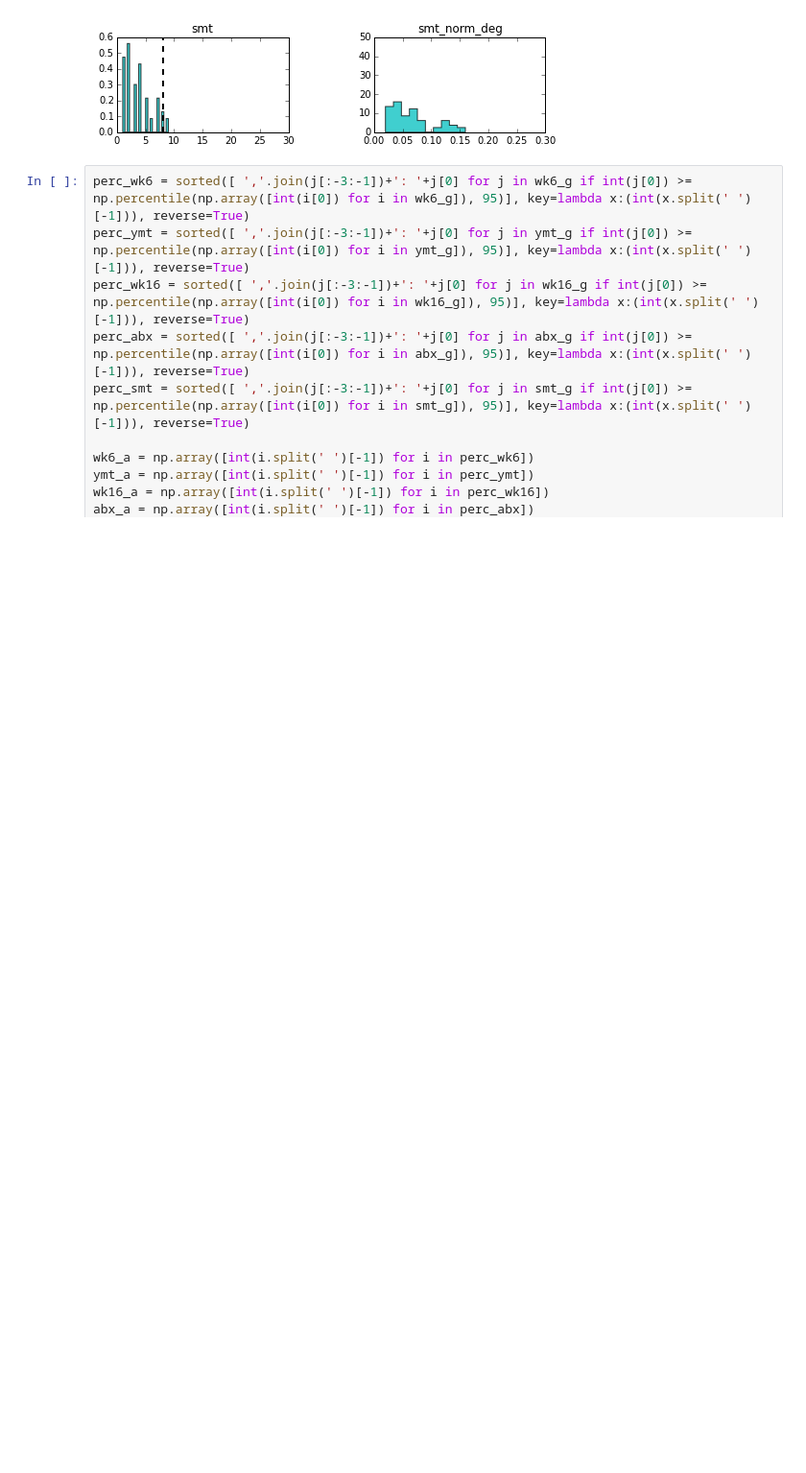
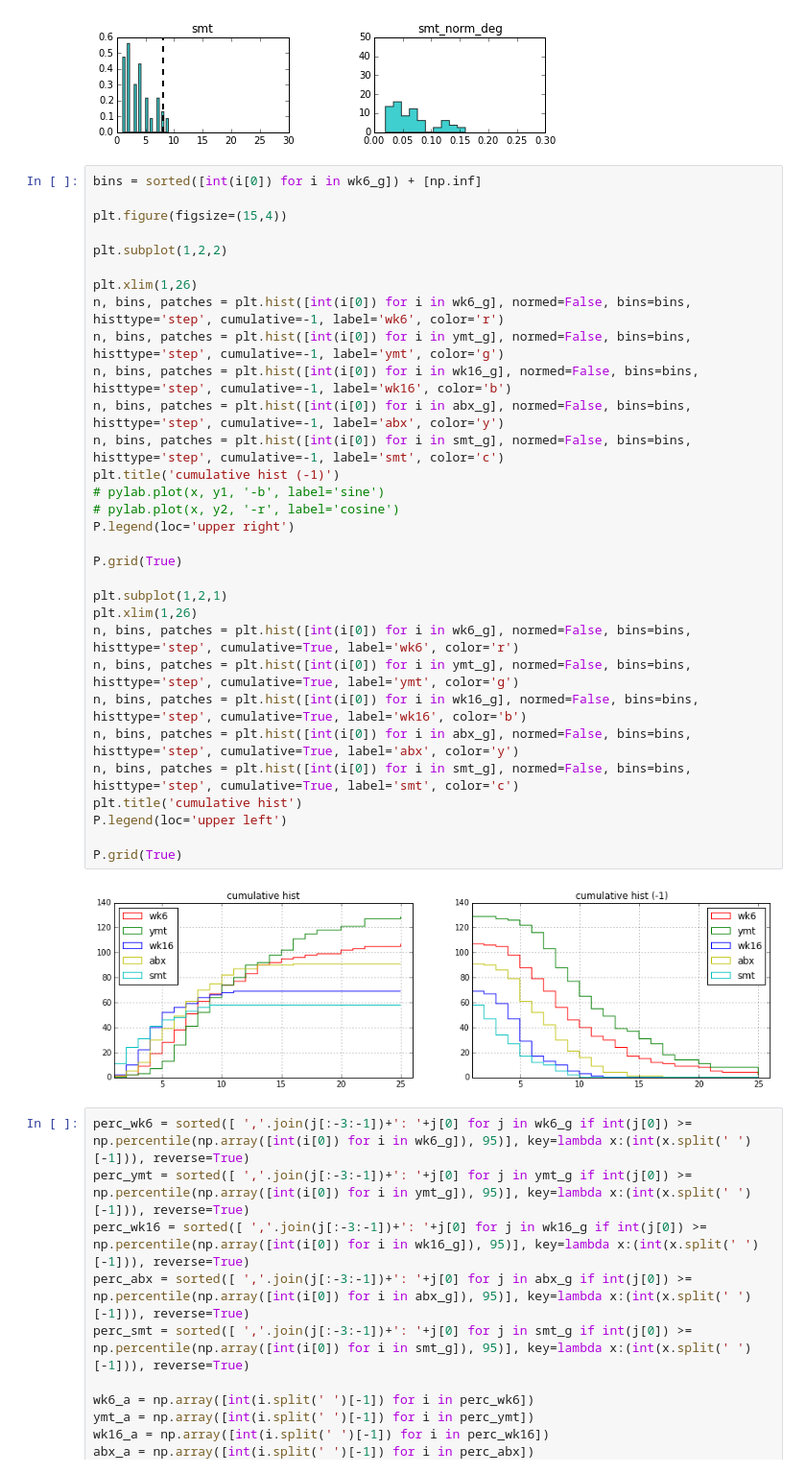
Before and after one commit to dvalenzano/uBiome_Network, a Jupyter notebook: Network_distribution_powerfit.ipynb, the cells around one changed output. Shown at 96% size. Saved outputs shown, nothing was run; the diff lists cells and outputs as text; blank space fills up the shorter version.

```diff
--- a/Network_distribution_powerfit.ipynb
+++ b/Network_distribution_powerfit.ipynb
@@ -678,6 +660,39 @@ plt.ylim(0,50)
 # %% [output]
 (0, 50)
 [figure]
+# %%
+bins = sorted([int(i[0]) for i in wk6_g]) + [np.inf]
+
+plt.figure(figsize=(15,4))
+
+plt.subplot(1,2,2)
+
+plt.xlim(1,26)
+n, bins, patches = plt.hist([int(i[0]) for i in wk6_g], normed=False, bins=bins, histtype='step', cumulative=-1, label='wk6', color='r')
+n, bins, patches = plt.hist([int(i[0]) for i in ymt_g], normed=False, bins=bins, histtype='step', cumulative=-1, label='ymt', color='g')
+n, bins, patches = plt.hist([int(i[0]) for i in wk16_g], normed=False, bins=bins, histtype='step', cumulative=-1, label='wk16', color='b')
+n, bins, patches = plt.hist([int(i[0]) for i in abx_g], normed=False, bins=bins, histtype='step', cumulative=-1, label='abx', color='y')
+n, bins, patches = plt.hist([int(i[0]) for i in smt_g], normed=False, bins=bins, histtype='step', cumulative=-1, label='smt', color='c')
+plt.title('cumulative hist (-1)')
+# pylab.plot(x, y1, '-b', label='sine')
+# pylab.plot(x, y2, '-r', label='cosine')
+P.legend(loc='upper right')
+
+P.grid(True)
+
+plt.subplot(1,2,1)
+plt.xlim(1,26)
+n, bins, patches = plt.hist([int(i[0]) for i in wk6_g], normed=False, bins=bins, histtype='step', cumulative=True, label='wk6', color='r')
+n, bins, patches = plt.hist([int(i[0]) for i in ymt_g], normed=False, bins=bins, histtype='step', cumulative=True, label='ymt', color='g')
+n, bins, patches = plt.hist([int(i[0]) for i in wk16_g], normed=False, bins=bins, histtype='step', cumulative=True, label='wk16', color='b')
+n, bins, patches = plt.hist([int(i[0]) for i in abx_g], normed=False, bins=bins, histtype='step', cumulative=True, label='abx', color='y')
+n, bins, patches = plt.hist([int(i[0]) for i in smt_g], normed=False, bins=bins, histtype='step', cumulative=True, label='smt', color='c')
+plt.title('cumulative hist')
+P.legend(loc='upper left')
+
+P.grid(True)
+# %% [output]
+[figure, added]
 # %%
 perc_wk6 = sorted([ ','.join(j[:-3:-1])+': '+j[0] for j in wk6_g if int(j[0]) >= np.percentile(np.array([int(i[0]) for i in wk6_g]), 95)], key=lambda x:(int(x.split(' ')[-1])), reverse=True)
 perc_ymt = sorted([ ','.join(j[:-3:-1])+': '+j[0] for j in ymt_g if int(j[0]) >= np.percentile(np.array([int(i[0]) for i in ymt_g]), 95)], key=lambda x:(int(x.split(' ')[-1])), reverse=True)
```
Also changed, not shown: parts of 1 cell of this notebook.
